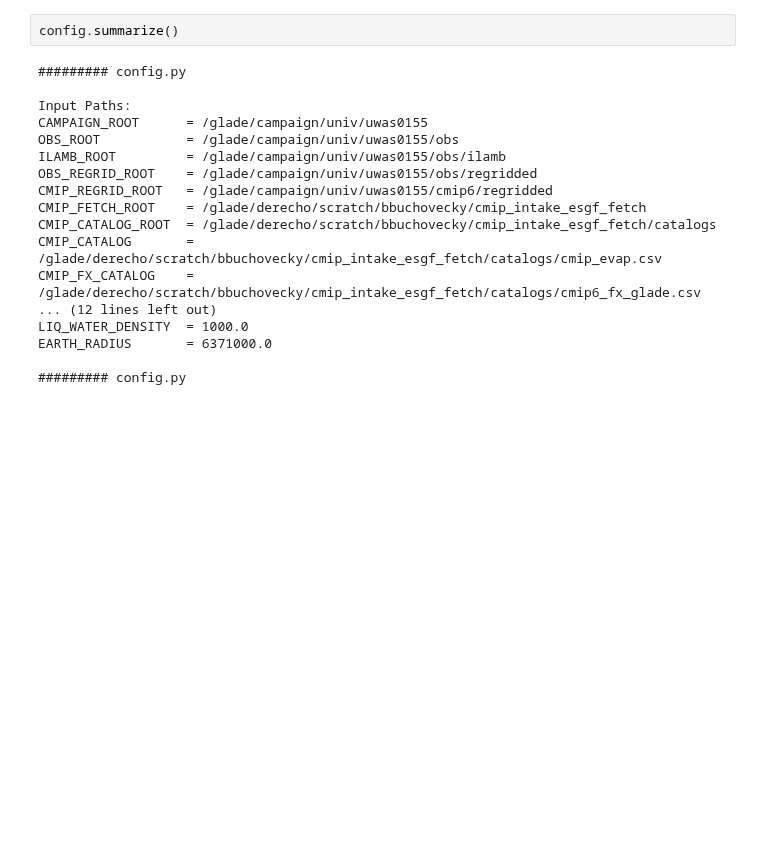
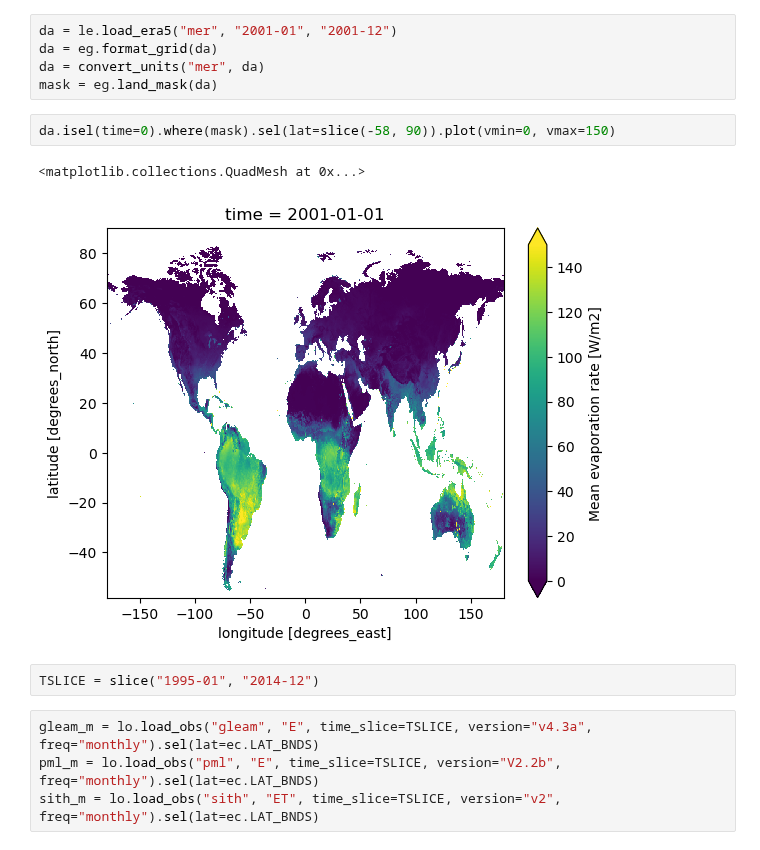
Before and after one commit to bbuchovecky/et_unc, a Jupyter notebook: notebooks/scratchpad.ipynb, the cells around one changed output. Cells and saved outputs as stored; diff of their text form; blank space fills up the shorter version.

```diff
--- a/notebooks/scratchpad.ipynb
+++ b/notebooks/scratchpad.ipynb
@@ -3,20 +10,16 @@ import etunc.config as config
+# %%
+da = le.load_era5("mer", "2001-01", "2001-12")
+da = eg.format_grid(da)
+da = convert_units("mer", da)
+mask = eg.land_mask(da)
+# %%
+da.isel(time=0).where(mask).sel(lat=slice(-58, 90)).plot(vmin=0, vmax=150)
+# %% [output]
+<matplotlib.collections.QuadMesh at 0x...>
+[figure, added]
+# %%
+TSLICE = slice("1995-01", "2014-12")
 # %%
-config.summarize()
+gleam_m = lo.load_obs("gleam", "E", time_slice=TSLICE, version="v4.3a", freq="monthly").sel(lat=ec.LAT_BNDS)
+pml_m = lo.load_obs("pml", "E", time_slice=TSLICE, version="V2.2b", freq="monthly").sel(lat=ec.LAT_BNDS)
+sith_m = lo.load_obs("sith", "ET", time_slice=TSLICE, version="v2", freq="monthly").sel(lat=ec.LAT_BNDS)
-# %% [output]
-######### config.py
-
-Input Paths:
-CAMPAIGN_ROOT      = /glade/campaign/univ/uwas0155
-OBS_ROOT           = /glade/campaign/univ/uwas0155/obs
-ILAMB_ROOT         = /glade/campaign/univ/uwas0155/obs/ilamb
-OBS_REGRID_ROOT    = /glade/campaign/univ/uwas0155/obs/regridded
-CMIP_REGRID_ROOT   = /glade/campaign/univ/uwas0155/cmip6/regridded
-CMIP_FETCH_ROOT    = /glade/derecho/scratch/bbuchovecky/cmip_intake_esgf_fetch
-CMIP_CATALOG_ROOT  = /glade/derecho/scratch/bbuchovecky/cmip_intake_esgf_fetch/catalogs
-CMIP_CATALOG       = /glade/derecho/scratch/bbuchovecky/cmip_intake_esgf_fetch/catalogs/cmip_evap.csv
-CMIP_FX_CATALOG    = /glade/derecho/scratch/bbuchovecky/cmip_intake_esgf_fetch/catalogs/cmip6_fx_glade.csv
-... (12 lines left out)
-LIQ_WATER_DENSITY  = 1000.0
-EARTH_RADIUS       = 6371000.0
-
-######### config.py
```
Also changed, not shown: parts of 7 cells of this notebook, 20 other files.
